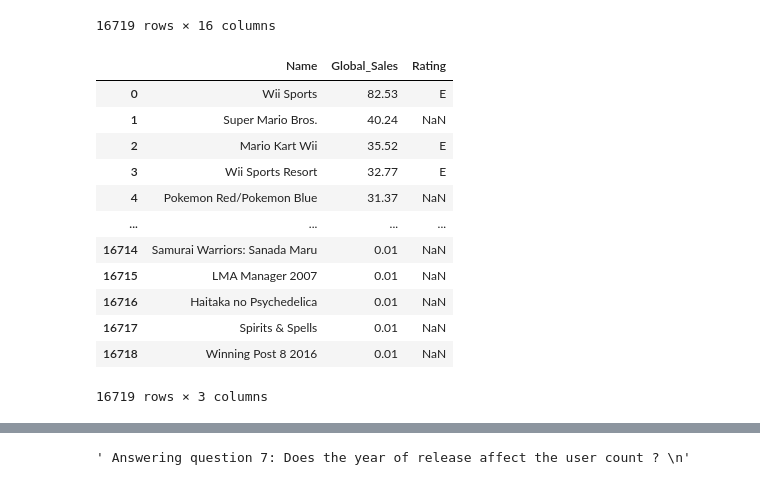
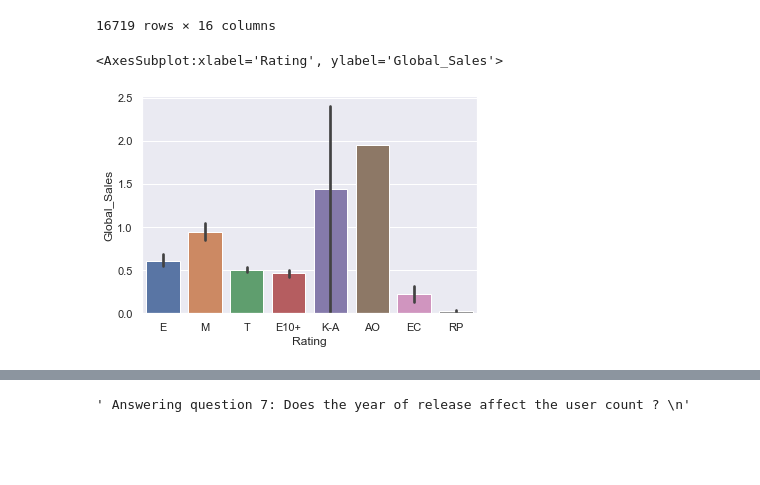
Before and after one commit to Rytham1/HtH_Build_Summer_2022, a Jupyter notebook: Finding-an-Interesting-Dataset-RythamD/Questions_Key.ipynb, the cells around one changed output, grey strips where cells are left out. Drawn from its saved outputs; the diff is of its cells as text; code cells hidden in the pictures; blank space fills up the shorter version.

```diff
--- a/Finding-an-Interesting-Dataset-RythamD/Questions_Key.ipynb
+++ b/Finding-an-Interesting-Dataset-RythamD/Questions_Key.ipynb
@@ -15,11 +15,14 @@ No. | Question
 10 | which games had proportional EU, NA, and JP sales percentage ?
 # %%
 import pandas
+import seaborn as sns
+sns.set(rc={'figure.figsize':(15,15)})
 
 # pandas.options.display.max_columns = None
 # pandas.options.display.max_rows = None
+vg_data = pandas.read_csv("Video_Games.csv")
+# vg_data.dropna(inplace=True) this is to clean data for all cells
 
-vg_data = pandas.read_csv("Video_Games.csv")
 
 vg_data
 # %% [output]
@@ -81,27 +84,18 @@ missing_data
 # %%
 ''' Answering question 2: How does rating influence sales ?
 -Game name
 -Ratings
 -Global sales
 -Looking for correlation
 '''
 
 performance_data = vg_data[["Name", "Global_Sales", "Rating"]]
-performance_data
+
+clean_data2 = performance_data.dropna()
+sns.barplot(x = clean_data2['Rating'], y = clean_data2['Global_Sales'])
 # %% [output]
-|  | Name | Global_Sales | Rating |
-| 0 | Wii Sports | 82.53 | E |
-| 1 | Super Mario Bros. | 40.24 | NaN |
-| 2 | Mario Kart Wii | 35.52 | E |
-| 3 | Wii Sports Resort | 32.77 | E |
-| 4 | Pokemon Red/Pokemon Blue | 31.37 | NaN |
-| ... | ... | ... | ... |
-| 16714 | Samurai Warriors: Sanada Maru | 0.01 | NaN |
-| 16715 | LMA Manager 2007 | 0.01 | NaN |
-| 16716 | Haitaka no Psychedelica | 0.01 | NaN |
-| 16717 | Spirits & Spells | 0.01 | NaN |
-| 16718 | Winning Post 8 2016 | 0.01 | NaN |
-16719 rows × 3 columns
+<AxesSubplot:xlabel='Rating', ylabel='Global_Sales'>
+[figure, added]
 # %%
 ''' Answering question 3: Which platform is likely to bring in more games in the top sales ?
 -Platform
```
Also changed, not shown: parts of 4 cells of this notebook.
